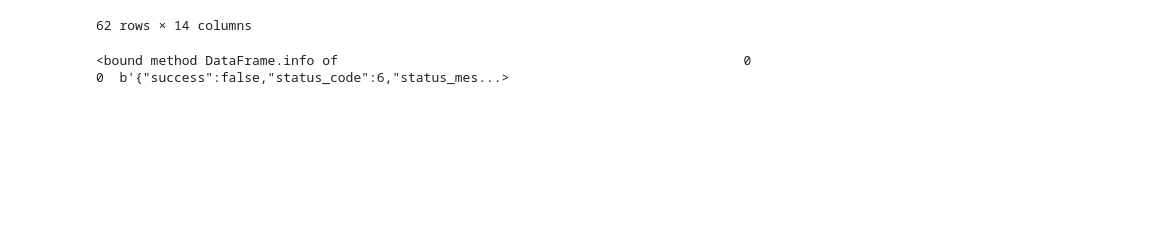
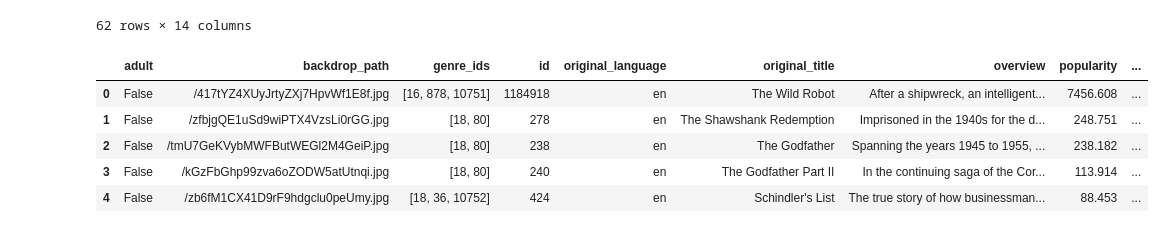
Before and after one commit to duogie/AI, a Jupyter notebook: Semester 1/movies/she mov on my ie til i TMBD on her API KEY.ipynb, the cells around one changed output. Cells and saved outputs as stored; diff of their text form; code cells hidden in the pictures; blank space fills up the shorter version.

```diff
--- a/Semester 1/movies/she mov on my ie til i TMBD on her API KEY.ipynb
+++ b/Semester 1/movies/she mov on my ie til i TMBD on her API KEY.ipynb
@@ -106,17 +106,25 @@ hawk2
 | 79 | False | /b6DU3kBmicMbpNvvkqf1cHaceMF.jpg | [27, 18] | 814889 | en | Never Let Go | As an evil takes over the world b... | 113.360 | ... |
 62 rows × 14 columns
 # %%
-url = "https://api.themoviedb.org/3/movie/movie_id?language=en-US"
+#top rated endpoint
+import requests
+
+url = "https://api.themoviedb.org/3/movie/top_rated?language=en-US&page=1"
 
 headers = {
     "accept": "application/json",
     "Authorization": "Bearer eyJhbGciOiJIUzI1NiJ9.eyJhdWQiOiIyNmM2MGFjMDRhM2FmMzQ4ZjUxNDdlMDQ3YzczMGI1OSIsIm5iZiI6MTcyNzk3MDMzMC43NDUzNzksInN1YiI6IjY2ZmViNzQ1ZmEzZTY5ZTBlZjdjOTE4OCIsInNjb3BlcyI6WyJhcGlfcmVhZCJdLCJ2ZXJzaW9uIjoxfQ.Sb4BKNjHednSV65-8KJsMw2yL3hvL0NCwBsBL9l2DxU"
 }
 
 response = requests.get(url, headers=headers)
-details = response.json()
-details = pd.DataFrame(response)
-details.info
+
+response = response.json()
+top_rated = pd.DataFrame(response['results'])
+top_rated.head()
 # %% [output]
-<bound method DataFrame.info of                                                    0
-0  b'{"success":false,"status_code":6,"status_mes...>
+|  | adult | backdrop_path | genre_ids | id | original_language | original_title | overview | popularity | ... |
+| 0 | False | /417tYZ4XUyJrtyZXj7HpvWf1E8f.jpg | [16, 878, 10751] | 1184918 | en | The Wild Robot | After a shipwreck, an intelligent... | 7456.608 | ... |
+| 1 | False | /zfbjgQE1uSd9wiPTX4VzsLi0rGG.jpg | [18, 80] | 278 | en | The Shawshank Redemption | Imprisoned in the 1940s for the d... | 248.751 | ... |
+| 2 | False | /tmU7GeKVybMWFButWEGl2M4GeiP.jpg | [18, 80] | 238 | en | The Godfather | Spanning the years 1945 to 1955, ... | 238.182 | ... |
+| 3 | False | /kGzFbGhp99zva6oZODW5atUtnqi.jpg | [18, 80] | 240 | en | The Godfather Part II | In the continuing saga of the Cor... | 113.914 | ... |
+| 4 | False | /zb6fM1CX41D9rF9hdgclu0peUmy.jpg | [18, 36, 10752] | 424 | en | Schindler's List | The true story of how businessman... | 88.453 | ... |
```
Also changed, not shown: parts of 13 cells of this notebook, 11 other files.
